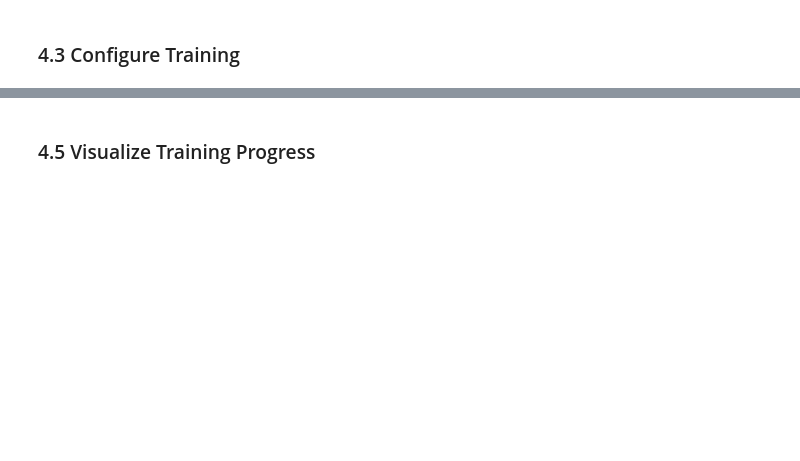
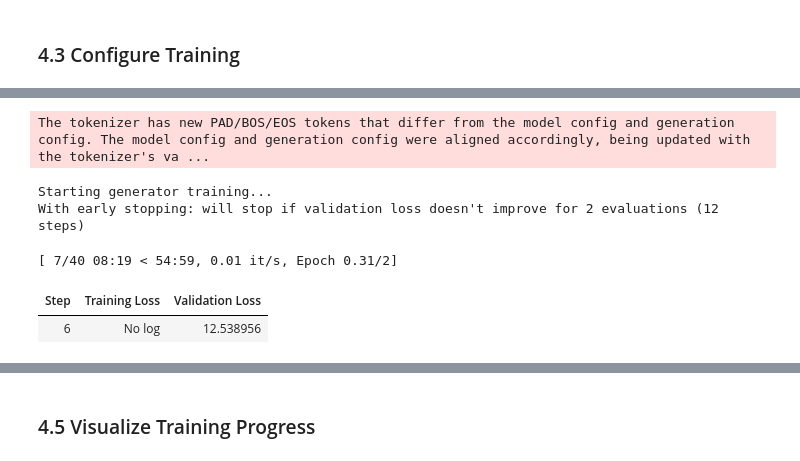
Before and after one commit to hardness1020/Self-RAG-and-INSIDE-System-for-Legal-Analysis, a Jupyter notebook: notebooks/10_legalbench_training.ipynb, the cells around one changed output, grey strips where cells are left out. Saved outputs shown, nothing was run; the diff lists cells and outputs as text; code cells hidden in the pictures; blank space fills up the shorter version.

```diff
--- a/notebooks/10_legalbench_training.ipynb
+++ b/notebooks/10_legalbench_training.ipynb
@@ -583,23 +736,51 @@ print(f"  Total steps: ~{len(train_dataset) // (training_args.per_device_train_b
 # %%
-# Initialize trainer
+# Initialize trainer (regardless of training or skipping)
 trainer = Trainer(
     model=model,
     args=training_args,
     train_dataset=train_dataset,
     eval_dataset=val_dataset,
-    tokenizer=tokenizer,
+    processing_class=tokenizer,  # Changed from tokenizer= to processing_class=
+    callbacks=[EarlyStoppingCallback(early_stopping_patience=2)],  # Reduced from 3 (more aggressive stopping)
 )
 
-print("Starting generator training...")
-print("This will take ~1-2 hours")
-print()
+if not SKIP_GENERATOR_TRAINING:
+    print("Starting generator training...")
+    print("With early stopping: will stop if validation loss doesn't improve for 2 evaluations (12 steps)")
+    print()
 
-# Train
-train_result = trainer.train()
+    # Train
+    train_result = trainer.train()
 
-print("\n✓ Training complete!")
-print(f"  Final train loss: {train_result.metrics['train_loss']:.4f}")
-print(f"  Training time: {train_result.metrics['train_runtime'] / 60:.1f} minutes")
+    print("\n✓ Training complete!")
+    print(f"  Final train loss: {train_result.metrics['train_loss']:.4f}")
+    print(f"  Training time: {train_result.metrics['train_runtime'] / 60:.1f} minutes")
+else:
+    print("⏭️  Skipping generator training (using pre-trained model)")
+
+    # Create mock train_result for downstream cells that reference it
+    class MockTrainResult:
+        def __init__(self):
+            self.metrics = {'train_loss': 0.0, 'train_runtime': 0}
+
+    train_result = MockTrainResult()
+
+    # Load existing training logs if available
+    import pandas as pd
+    log_file = f"{GENERATOR_OUTPUT_DIR}/training_logs.csv"
+    if os.path.exists(log_file):
+        existing_logs = pd.read_csv(log_file)
+        trainer.state.log_history = existing_logs.to_dict('records')
+        print(f"✓ Loaded training logs from {log_file}")
+    else:
+        print("⚠️  No training logs found. Downstream visualizations may fail.")
+# %% [output]
+The tokenizer has new PAD/BOS/EOS tokens that differ from the model config and generation config. The model config and generation config were aligned accordingly, being updated with the tokenizer's va ...
+Starting generator training...
+With early stopping: will stop if validation loss doesn't improve for 2 evaluations (12 steps)
+[ 7/40 08:19 < 54:59, 0.01 it/s, Epoch 0.31/2]
+| Step | Training Loss | Validation Loss |
+| 6 | No log | 12.538956 |
 # %%
 # Save final model
 trainer.save_model(GENERATOR_OUTPUT_DIR)
```
Also changed, not shown: parts of 29 cells of this notebook, 1 other file.
